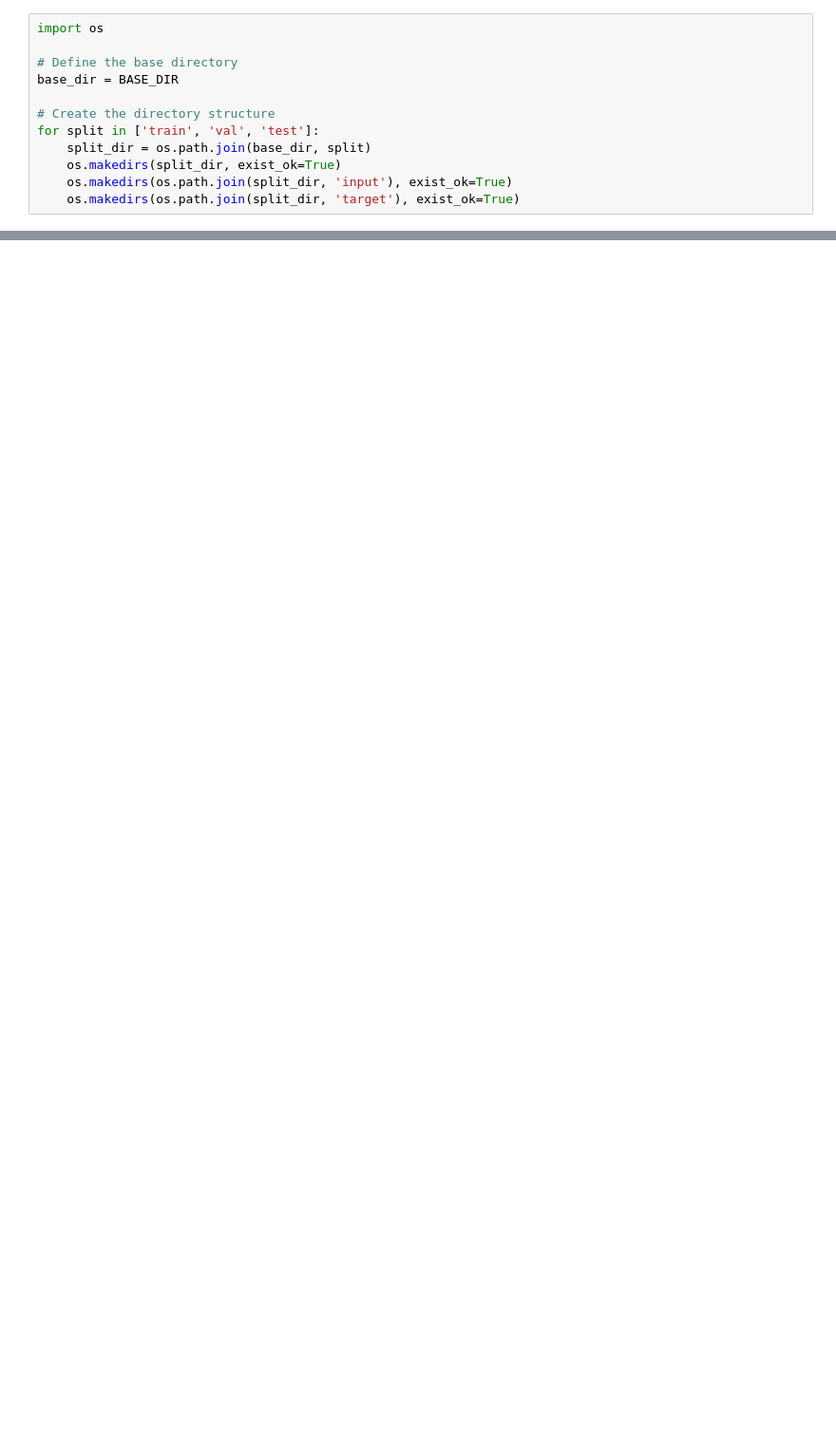
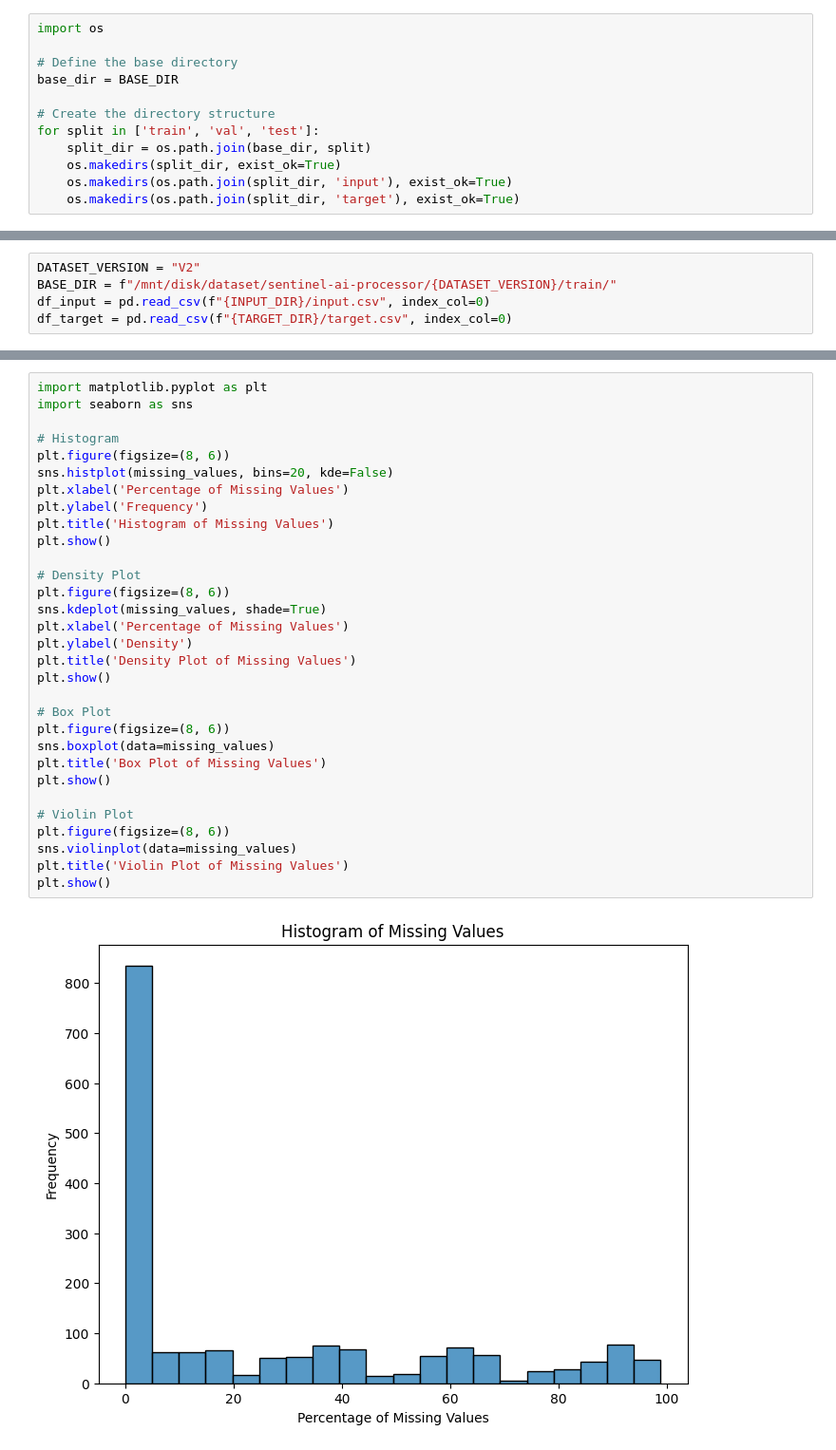
Before and after one commit to sebastien-tetaud/sentinel-2-ai-processor, a Jupyter notebook: dataset/notebook/prepare-dataset-v1.ipynb, the cells around one changed output, grey strips where cells are left out. Shown at 95% size. Cells and saved outputs as stored; diff of their text form; blank space fills up the shorter version.

```diff
--- a/dataset/notebook/prepare-dataset-v1.ipynb
+++ b/dataset/notebook/prepare-dataset-v1.ipynb
@@ -461,0 +429,5 @@ target_test.to_csv(os.path.join(base_dir, 'test/target.csv'), index=False)
+# %%
+DATASET_VERSION = "V2"
+BASE_DIR = f"/mnt/disk/dataset/sentinel-ai-processor/{DATASET_VERSION}/train/"
+df_input = pd.read_csv(f"{INPUT_DIR}/input.csv", index_col=0)
+df_target = pd.read_csv(f"{TARGET_DIR}/target.csv", index_col=0)
@@ -461,0 +479,33 @@ target_test.to_csv(os.path.join(base_dir, 'test/target.csv'), index=False)
+# %%
+import matplotlib.pyplot as plt
+import seaborn as sns
+
+# Histogram
+plt.figure(figsize=(8, 6))
+sns.histplot(missing_values, bins=20, kde=False)
+plt.xlabel('Percentage of Missing Values')
+plt.ylabel('Frequency')
+plt.title('Histogram of Missing Values')
+plt.show()
+
+# Density Plot
+plt.figure(figsize=(8, 6))
+sns.kdeplot(missing_values, shade=True)
+plt.xlabel('Percentage of Missing Values')
+plt.ylabel('Density')
+plt.title('Density Plot of Missing Values')
+plt.show()
+
+# Box Plot
+plt.figure(figsize=(8, 6))
+sns.boxplot(data=missing_values)
+plt.title('Box Plot of Missing Values')
+plt.show()
+
+# Violin Plot
+plt.figure(figsize=(8, 6))
+sns.violinplot(data=missing_values)
+plt.title('Violin Plot of Missing Values')
+plt.show()
+# %% [output]
+[figure, added]
```
Also changed, not shown: parts of 18 cells of this notebook.
